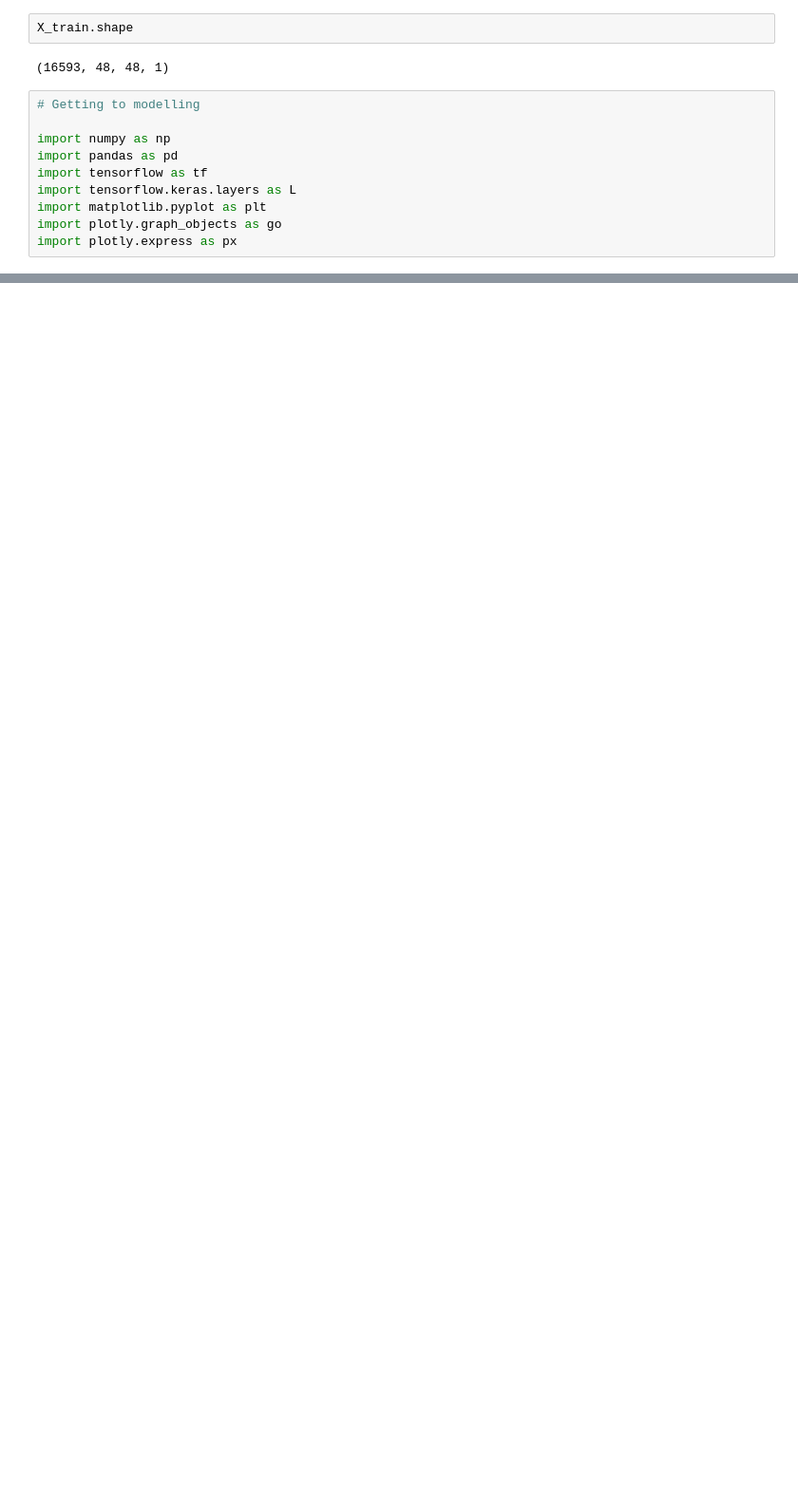
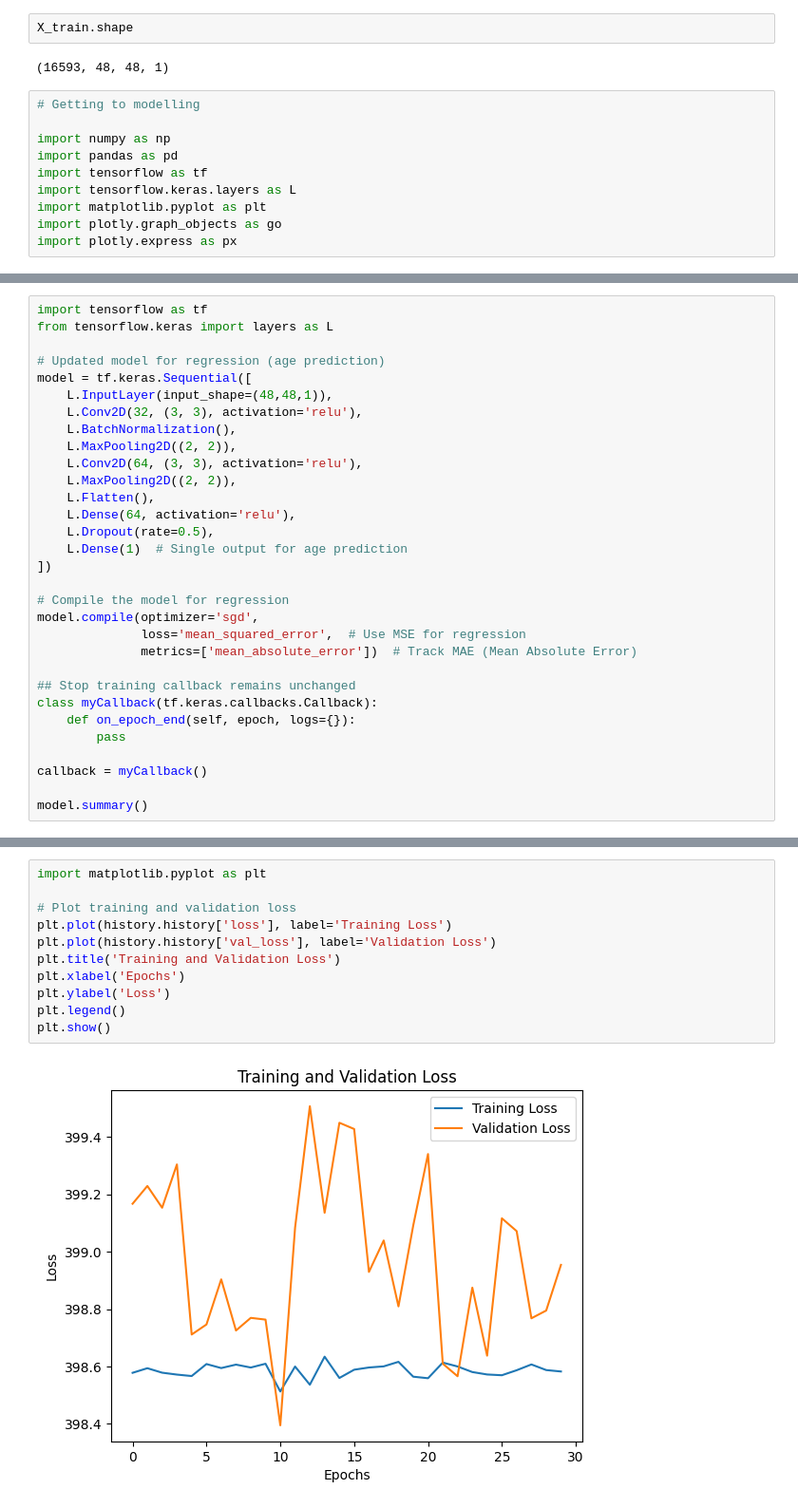
Before and after one commit to mortgad/DLVR, a Jupyter notebook: Project.ipynb, the cells around one changed output, grey strips where cells are left out. Shown at 95% size. Saved outputs shown, nothing was run; the diff lists cells and outputs as text; blank space fills up the shorter version.

```diff
--- a/Project.ipynb
+++ b/Project.ipynb
@@ -227 +251,32 @@ Model: "sequential_11"
  Non-trainable params: 64 (256.00 B)
+# %%
+import tensorflow as tf
+from tensorflow.keras import layers as L
+
+# Updated model for regression (age prediction)
+model = tf.keras.Sequential([
+    L.InputLayer(input_shape=(48,48,1)),
+    L.Conv2D(32, (3, 3), activation='relu'),
+    L.BatchNormalization(),
+    L.MaxPooling2D((2, 2)),
+    L.Conv2D(64, (3, 3), activation='relu'),
+    L.MaxPooling2D((2, 2)),
+    L.Flatten(),
+    L.Dense(64, activation='relu'),
+    L.Dropout(rate=0.5),
+    L.Dense(1)  # Single output for age prediction
+])
+
+# Compile the model for regression
+model.compile(optimizer='sgd',
+              loss='mean_squared_error',  # Use MSE for regression
+              metrics=['mean_absolute_error'])  # Track MAE (Mean Absolute Error)
+
+## Stop training callback remains unchanged
+class myCallback(tf.keras.callbacks.Callback):
+    def on_epoch_end(self, epoch, logs={}):
+        pass
+
+callback = myCallback()
+
+model.summary()
@@ -235 +331,14 @@ Epoch 1/30
 KeyboardInterrupt:
+# %%
+import matplotlib.pyplot as plt
+
+# Plot training and validation loss
+plt.plot(history.history['loss'], label='Training Loss')
+plt.plot(history.history['val_loss'], label='Validation Loss')
+plt.title('Training and Validation Loss')
+plt.xlabel('Epochs')
+plt.ylabel('Loss')
+plt.legend()
+plt.show()
+# %% [output]
+[figure, added]
```
Also changed, not shown: parts of 7 cells of this notebook.
